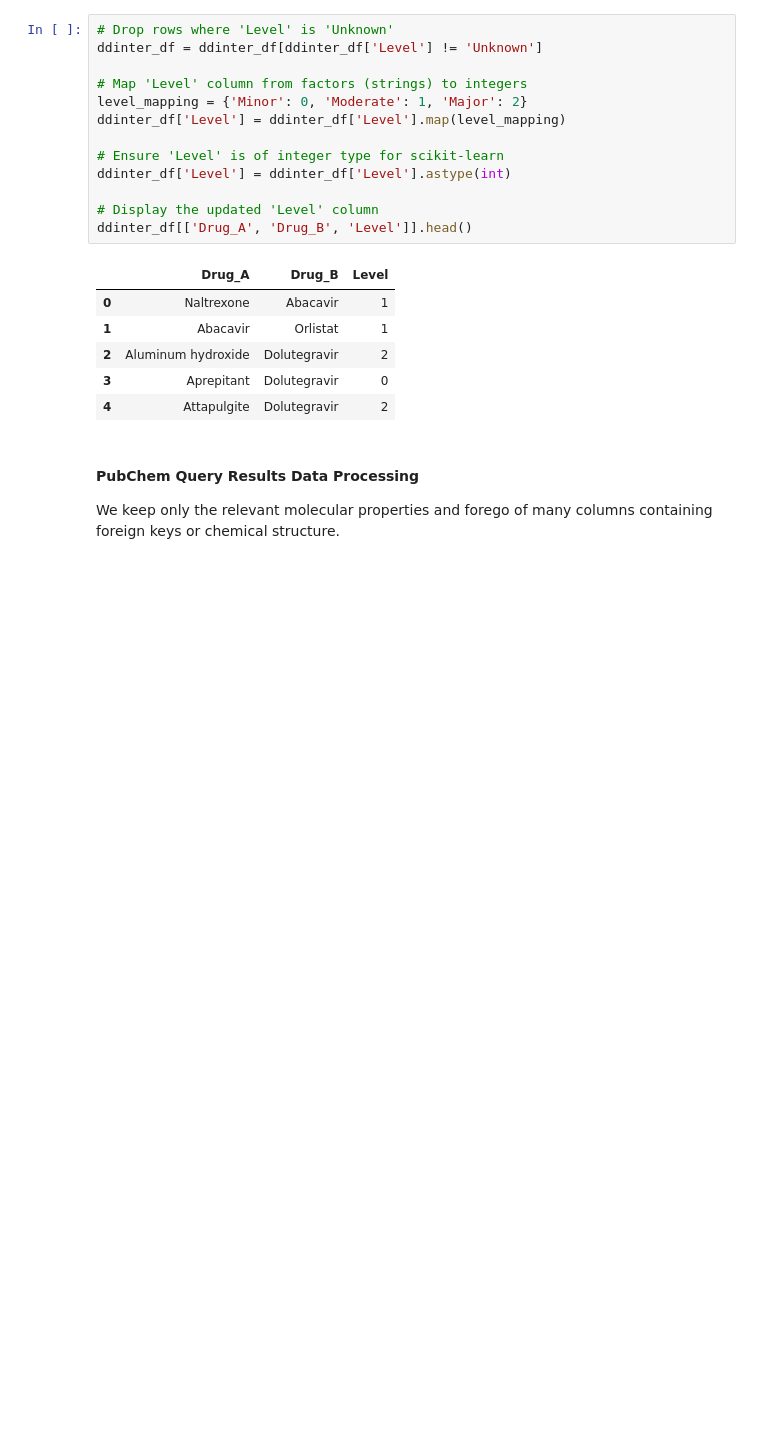
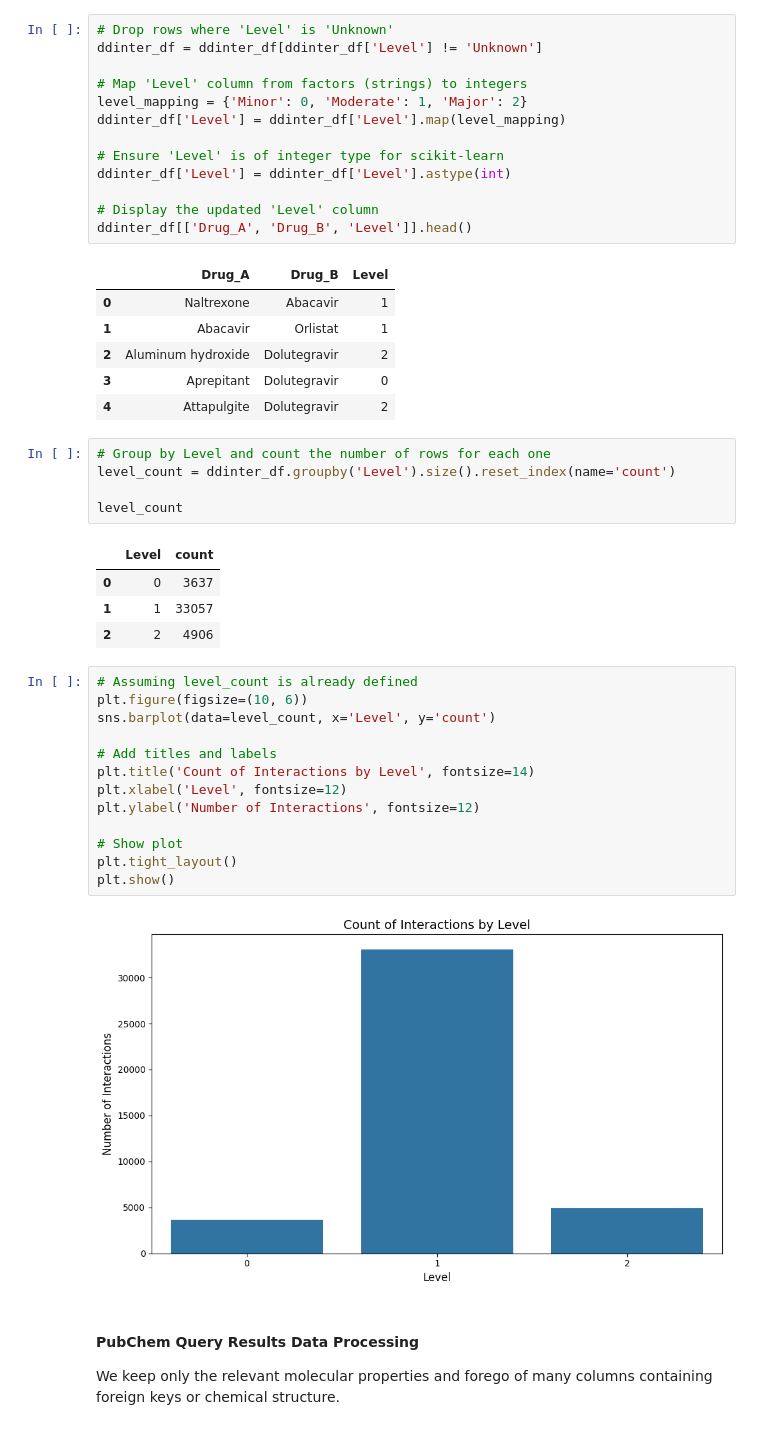
Before and after one commit to Freston1605/balanciumrx, a Jupyter notebook: train_data_processing.ipynb, the cells around one changed output. Cells and saved outputs as stored; diff of their text form; blank space fills up the shorter version.

```diff
--- a/train_data_processing.ipynb
+++ b/train_data_processing.ipynb
@@ -154,6 +197,31 @@ ddinter_df[['Drug_A', 'Drug_B', 'Level']].head()
 | 2 | Aluminum hydroxide | Dolutegravir | 2 |
 | 3 | Aprepitant | Dolutegravir | 0 |
 | 4 | Attapulgite | Dolutegravir | 2 |
+# %%
+# Group by Level and count the number of rows for each one
+level_count = ddinter_df.groupby('Level').size().reset_index(name='count')
+
+level_count
+# %% [output]
+|  | Level | count |
+| 0 | 0 | 3637 |
+| 1 | 1 | 33057 |
+| 2 | 2 | 4906 |
+# %%
+# Assuming level_count is already defined
+plt.figure(figsize=(10, 6))
+sns.barplot(data=level_count, x='Level', y='count')
+
+# Add titles and labels
+plt.title('Count of Interactions by Level', fontsize=14)
+plt.xlabel('Level', fontsize=12)
+plt.ylabel('Number of Interactions', fontsize=12)
+
+# Show plot
+plt.tight_layout()
+plt.show()
+# %% [output]
+[figure, added]
 # %% [markdown]
 #### PubChem Query Results Data Processing
 
```
Also changed, not shown: parts of 14 cells of this notebook.
